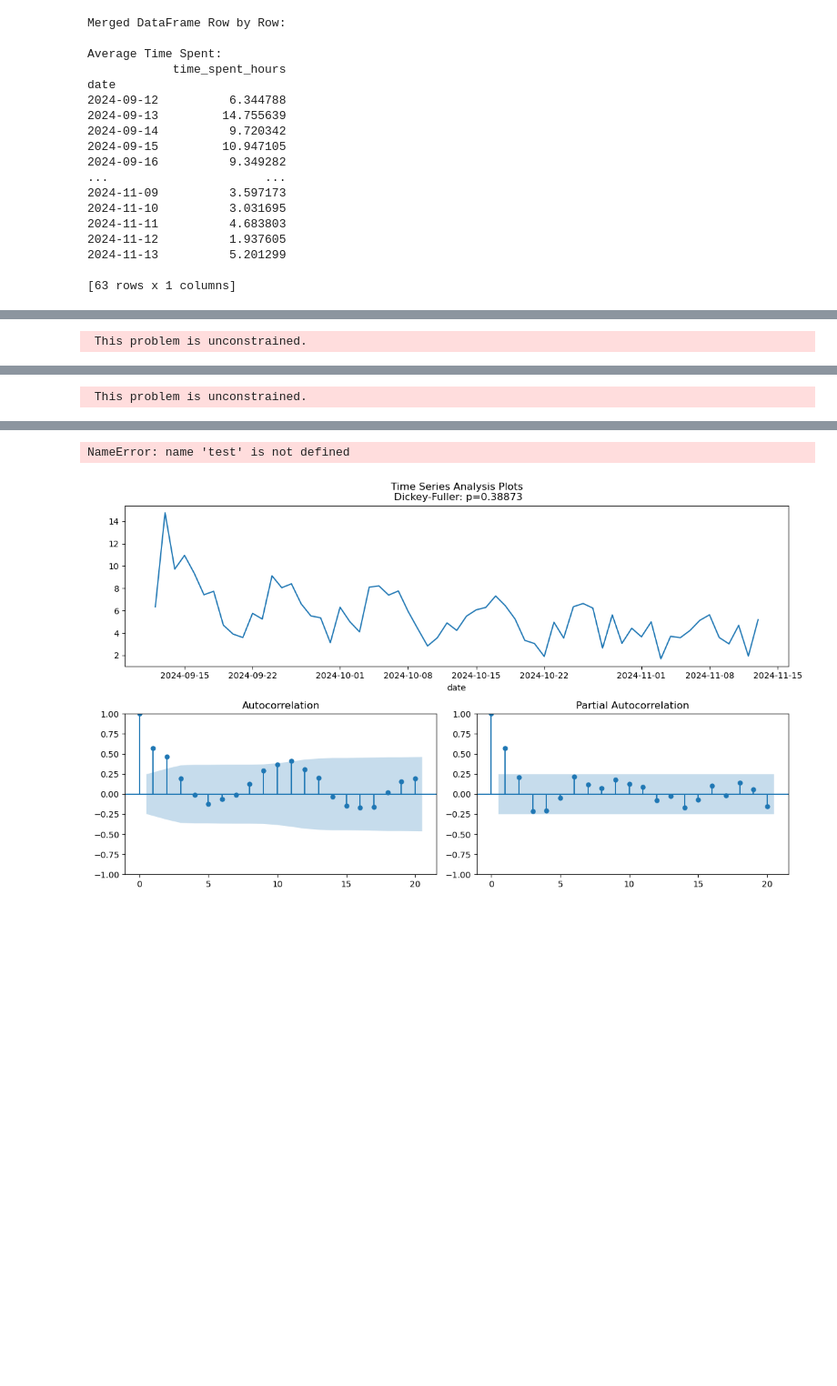
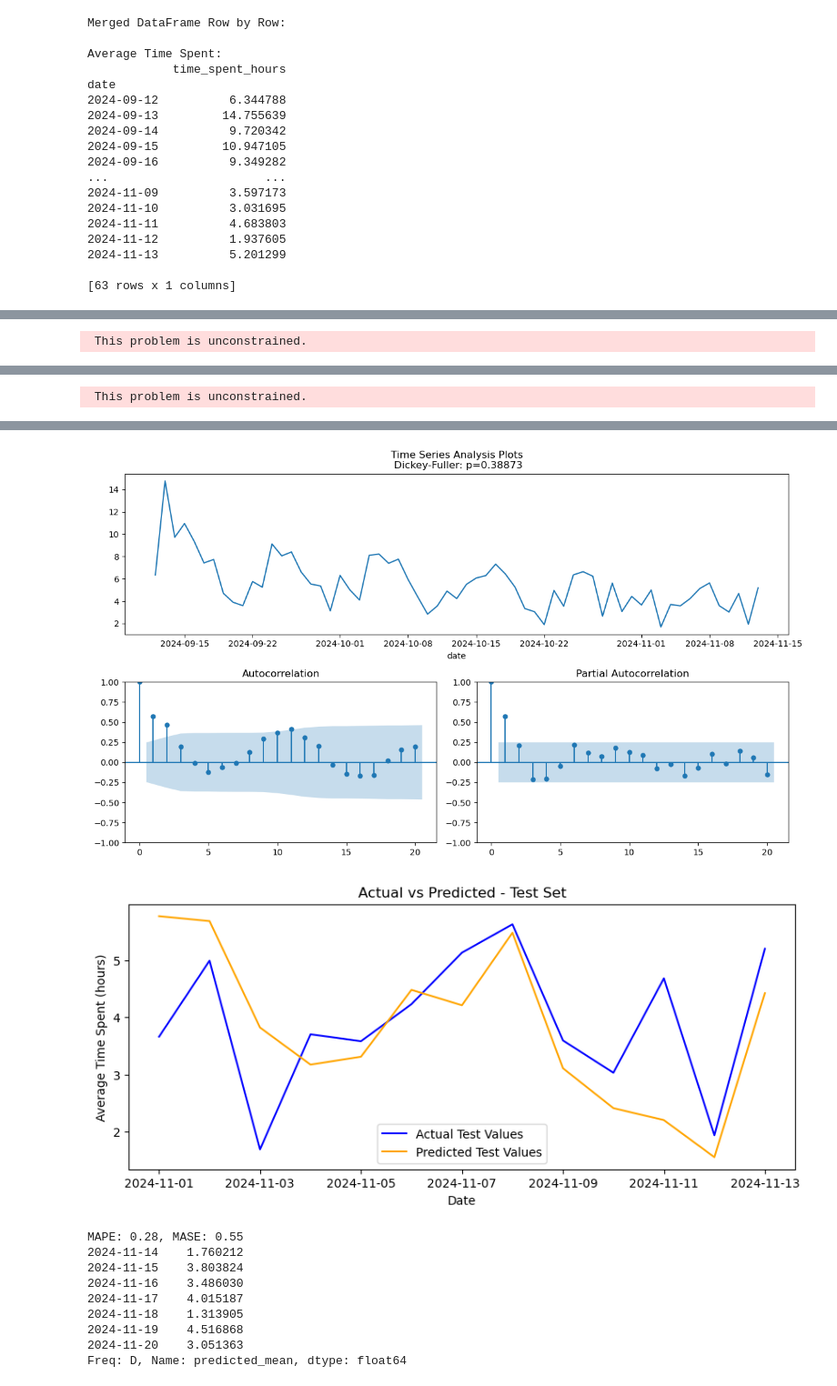
Before and after one commit to rennaMAhcuS/CS215Assignments, a Jupyter notebook: 4/A4-23B0923-23B1017-23B1074/Q1b.ipynb, the cells around one changed output, grey strips where cells are left out. Shown at 91% size. Saved outputs shown, nothing was run; the diff lists cells and outputs as text; code cells hidden in the pictures; blank space fills up the shorter version.

```diff
--- a/4/A4-23B0923-23B1017-23B1074/Q1b.ipynb
+++ b/4/A4-23B0923-23B1017-23B1074/Q1b.ipynb
@@ -241,8 +241,6 @@ def tsplot(y, lags=None, figsize=(12, 7)):
     smt.graphics.plot_pacf(y, lags=lags, ax=pacf_ax)
     plt.tight_layout()
 # %%
-
-
 # Plotting the time series, ACF, and PACF
 tsplot(average_time_spent['time_spent_hours'], lags=20)
 
@@ -259,23 +257,22 @@ full_model_time = SARIMAX(average_time_spent['time_spent_hours'], order=(3, 1, 3
 full_model_fit_time = full_model_time.fit()
 
 # Make predictions for the test set
-if not test.empty:
-    test_forecast_time = model_fit_time.forecast(steps=len(test_time))
+test_forecast_time = model_fit_time.forecast(steps=len(test_time))
 
-    # Plotting forecast vs actual values
-    plt.figure(figsize=(10, 4))
-    plt.plot(test_time.index, test_time['time_spent_hours'], label='Actual Test Values', color='blue')
-    plt.plot(test_time.index, test_forecast_time, label='Predicted Test Values', color='orange')
-    plt.title('Actual vs Predicted - Test Set')
-    plt.xlabel('Date')
-    plt.ylabel('Average Time Spent (hours)')
-    plt.legend()
-    plt.show()
+# Plotting forecast vs actual values
+plt.figure(figsize=(10, 4))
+plt.plot(test_time.index, test_time['time_spent_hours'], label='Actual Test Values', color='blue')
+plt.plot(test_time.index, test_forecast_time, label='Predicted Test Values', color='orange')
+plt.title('Actual vs Predicted - Test Set')
+plt.xlabel('Date')
+plt.ylabel('Average Time Spent (hours)')
+plt.legend()
+plt.show()
 
-    # Calculate metrics
-    mape = mean_absolute_percentage_error(test_time['time_spent_hours'], test_forecast_time)
-    mase = mean_absolute_error(test_time['time_spent_hours'], test_forecast_time) / np.mean(np.abs(np.diff(train_time['time_spent_hours'])))
-    print(f'MAPE: {mape:.2f}, MASE: {mase:.2f}')
+# Calculate metrics
+mape = mean_absolute_percentage_error(test_time['time_spent_hours'], test_forecast_time)
+mase = mean_absolute_error(test_time['time_spent_hours'], test_forecast_time) / np.mean(np.abs(np.diff(train_time['time_spent_hours'])))
+print(f'MAPE: {mape:.2f}, MASE: {mase:.2f}')
 
 # Forecast the next 7 days
 forecast_steps = 7
@@ -322,24 +321,33 @@ At iterate   30    f=  1.64054D+00    |proj g|=  4.21159D-03
 
 At X0         0 variables are exactly at the bounds
 
 At iterate    0    f=  2.33422D+00    |proj g|=  7.97267D-01
  This problem is unconstrained.
 At iterate    5    f=  1.66562D+00    |proj g|=  1.55777D-01
 
 At iterate   10    f=  1.61493D+00    |proj g|=  5.37178D-02
 
 At iterate   15    f=  1.59951D+00    |proj g|=  3.98817D-02
 
 At iterate   20    f=  1.58486D+00    |proj g|=  1.44118D-02
 
 At iterate   25    f=  1.58301D+00    |proj g|=  4.07616D-03
 
 At iterate   30    f=  1.58284D+00    |proj g|=  1.13788D-02
 
 ... (21 lines left out)
    14     50     60      1     0     0   1.698D-03   1.582D+00
   F =   1.5824622067066783
 
 STOP: TOTAL NO. of ITERATIONS REACHED LIMIT
+[figure]
+[figure, added]
-NameError: name 'test' is not defined
+MAPE: 0.28, MASE: 0.55
+2024-11-14    1.760212
+2024-11-15    3.803824
+2024-11-16    3.486030
+2024-11-17    4.015187
+2024-11-18    1.313905
+2024-11-19    4.516868
+2024-11-20    3.051363
+Freq: D, Name: predicted_mean, dtype: float64
-[figure]
```
Also changed, not shown: parts of 3 cells of this notebook, 6 other files.
